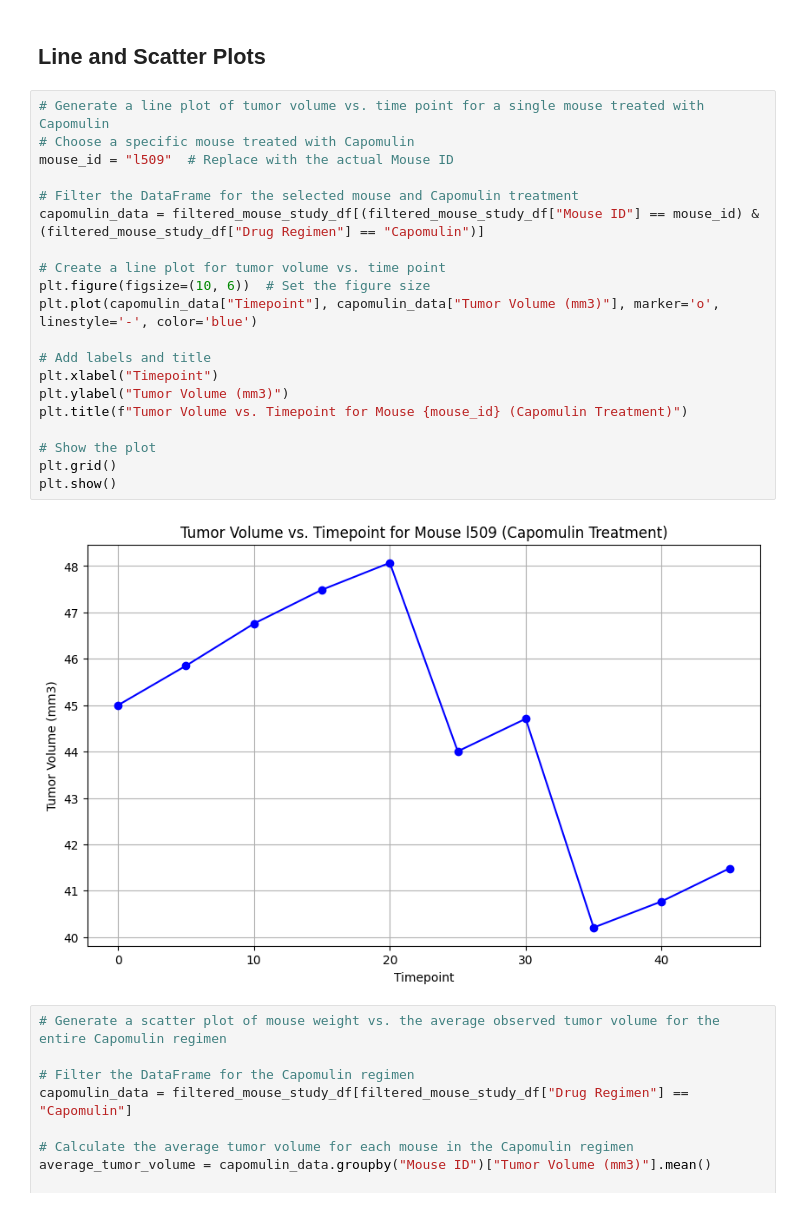
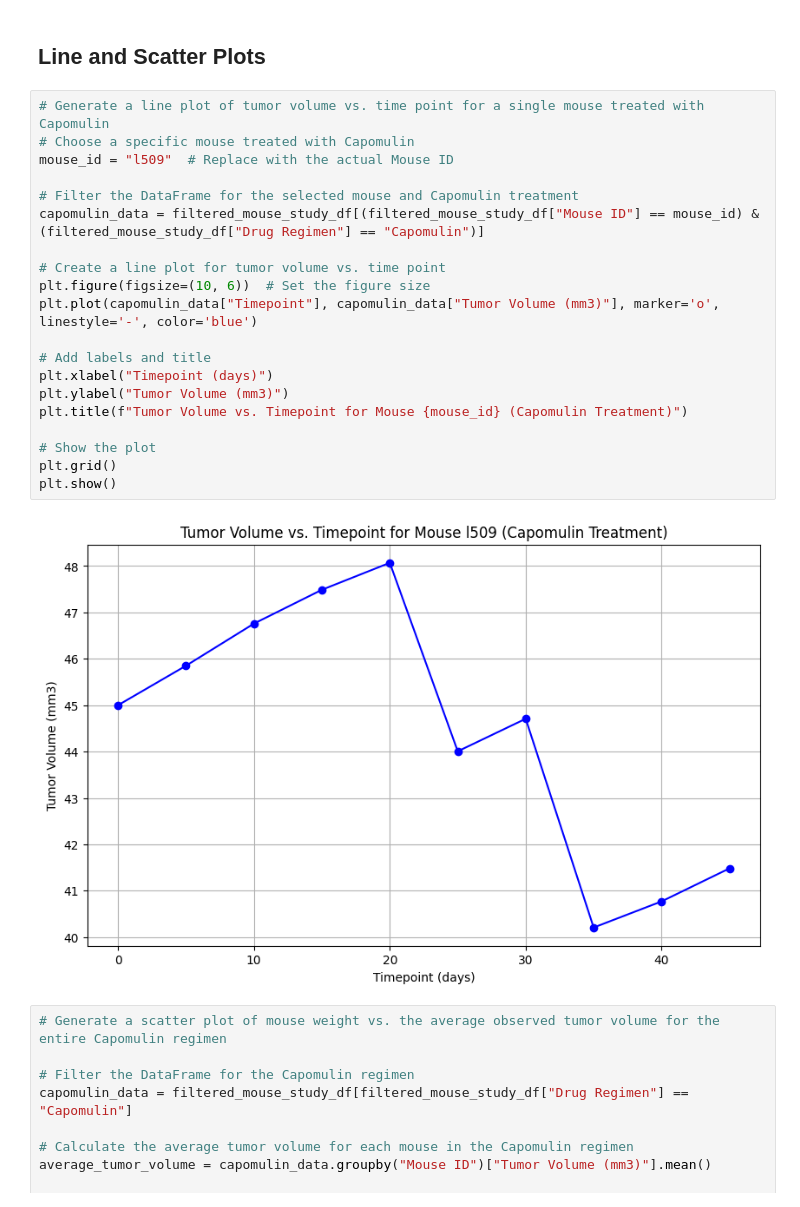
Before and after one commit to akhattaway/plot-challenge, a Jupyter notebook: Starter_Code_Module_5_Plot_Challenge/Pymaceuticals/pymaceuticals_starter.ipynb, the cells around one changed output. Drawn from its saved outputs; the diff is of its cells as text.

```diff
--- a/Starter_Code_Module_5_Plot_Challenge/Pymaceuticals/pymaceuticals_starter.ipynb
+++ b/Starter_Code_Module_5_Plot_Challenge/Pymaceuticals/pymaceuticals_starter.ipynb
@@ -391,25 +341,25 @@ plt.show()
 # %%
 # Generate a line plot of tumor volume vs. time point for a single mouse treated with Capomulin
 # Choose a specific mouse treated with Capomulin
 mouse_id = "l509"  # Replace with the actual Mouse ID
 
 # Filter the DataFrame for the selected mouse and Capomulin treatment
 capomulin_data = filtered_mouse_study_df[(filtered_mouse_study_df["Mouse ID"] == mouse_id) & (filtered_mouse_study_df["Drug Regimen"] == "Capomulin")]
 
 # Create a line plot for tumor volume vs. time point
 plt.figure(figsize=(10, 6))  # Set the figure size
 plt.plot(capomulin_data["Timepoint"], capomulin_data["Tumor Volume (mm3)"], marker='o', linestyle='-', color='blue')
 
 # Add labels and title
-plt.xlabel("Timepoint")
+plt.xlabel("Timepoint (days)")
 plt.ylabel("Tumor Volume (mm3)")
 plt.title(f"Tumor Volume vs. Timepoint for Mouse {mouse_id} (Capomulin Treatment)")
 
 # Show the plot
 plt.grid()
 plt.show()
 # %% [output]
-[figure, old version]
+[figure, new version]
 # %%
 # Generate a scatter plot of mouse weight vs. the average observed tumor volume for the entire Capomulin regimen
 
```
Also changed, not shown: parts of 9 cells of this notebook, 3 other files.
